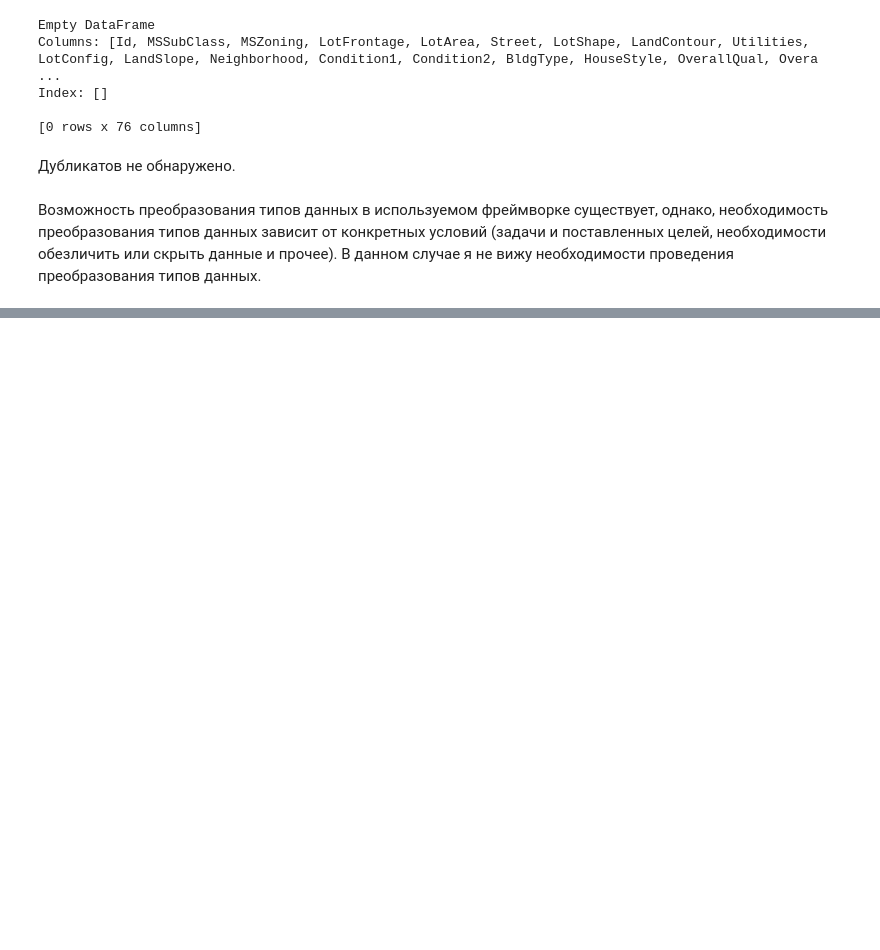
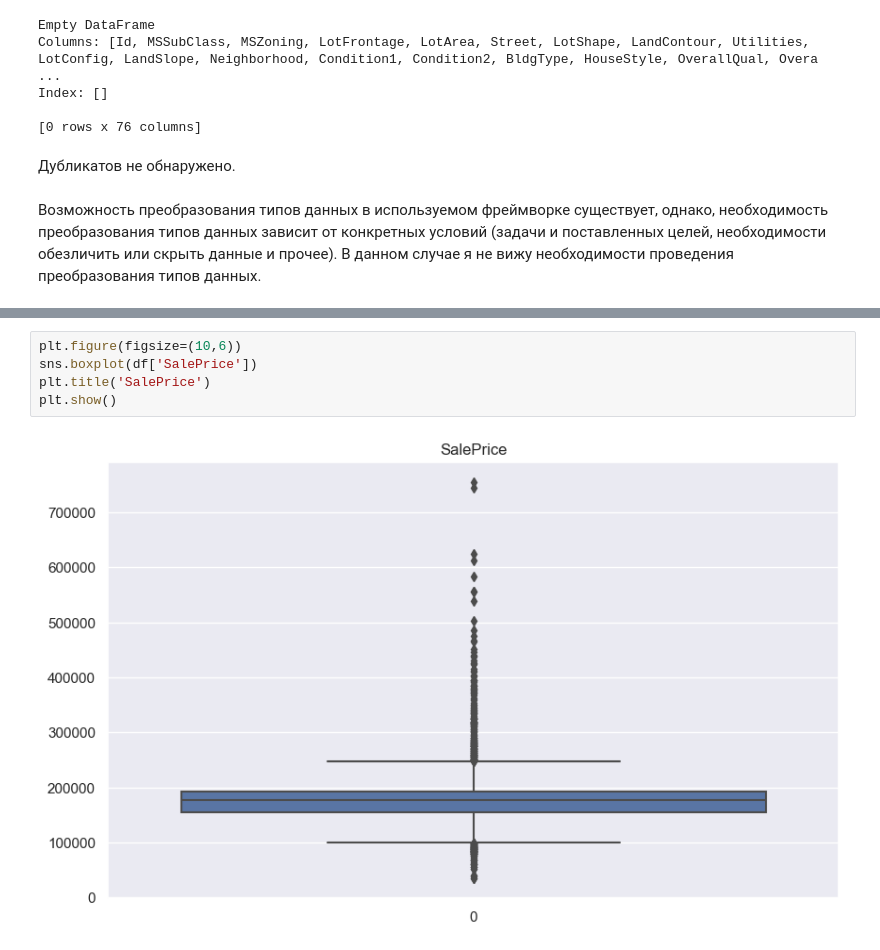
Before and after one commit to BespilotNick/Data-collection-and-markup, a Jupyter notebook: Seminar_8/hometask_8.ipynb, the cells around one changed output, grey strips where cells are left out. Cells and saved outputs as stored; diff of their text form; blank space fills up the shorter version.

```diff
--- a/Seminar_8/hometask_8.ipynb
+++ b/Seminar_8/hometask_8.ipynb
@@ -288,0 +314,7 @@ Index: []
+# %%
+plt.figure(figsize=(10,6))
+sns.boxplot(df['SalePrice'])
+plt.title('SalePrice')
+plt.show()
+# %% [output]
+[figure, added]
```
Also changed, not shown: parts of 3 cells of this notebook.
